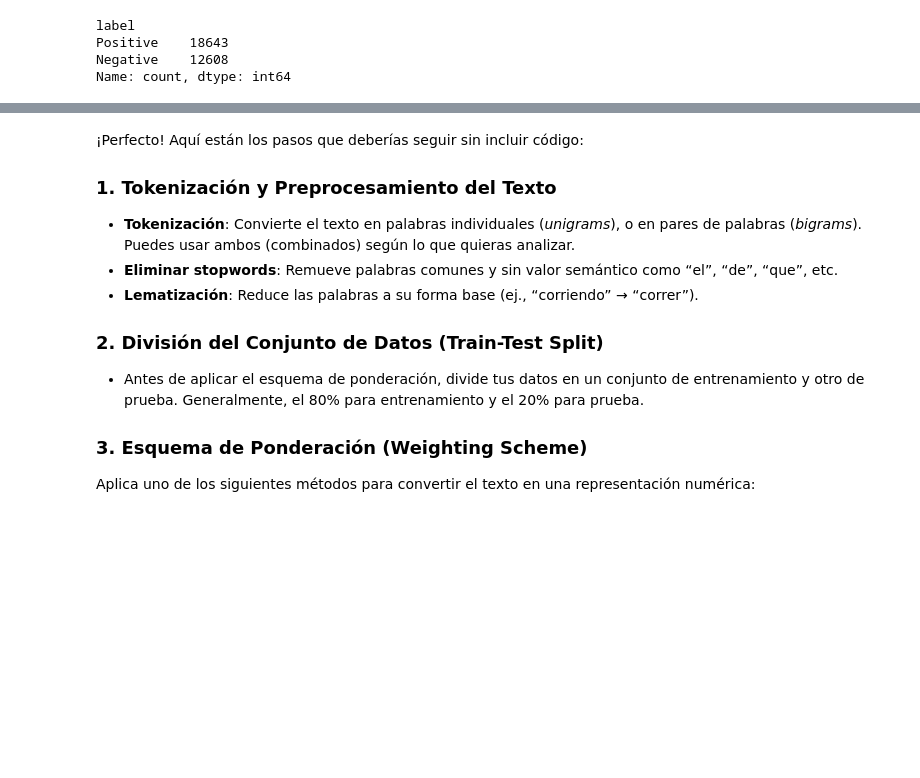
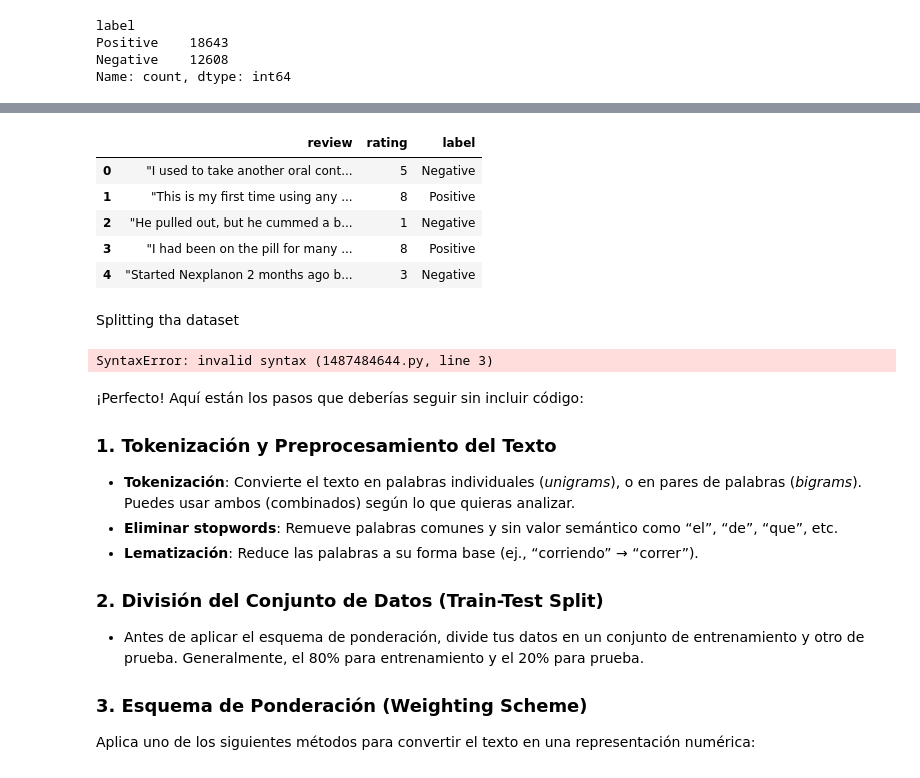
Before and after one commit to celefigs/collaborative_project, a Jupyter notebook: celes_copy.ipynb, the cells around one changed output, grey strips where cells are left out. Cells and saved outputs as stored; diff of their text form; code cells hidden in the pictures; blank space fills up the shorter version.

Commit message:
Splitting the dataset

```diff
--- a/celes_copy.ipynb
+++ b/celes_copy.ipynb
@@ -574,3 +648,21 @@ Name: count, dtype: int64
+# %%
+final_data_df.head()
+# %% [output]
+|  | review | rating | label |
+| 0 | "I used to take another oral cont... | 5 | Negative |
+| 1 | "This is my first time using any ... | 8 | Positive |
+| 2 | "He pulled out, but he cummed a b... | 1 | Negative |
+| 3 | "I had been on the pill for many ... | 8 | Positive |
+| 4 | "Started Nexplanon 2 months ago b... | 3 | Negative |
+# %% [markdown]
+Splitting tha dataset
+# %%
+from sklearn.model_selection import train_test_split
+
+# X = independent variable = review,  y = target variable (dependent) = rating
+X_train, X_test, y_train, y_test = train_test_split(array?, test_size=0.2, random_state=42)
+# %% [output]
+SyntaxError: invalid syntax (1487484644.py, line 3)
 # %% [markdown]
 ¡Perfecto! Aquí están los pasos que deberías seguir sin incluir código:
 
```
Also changed, not shown: parts of 12 cells of this notebook.
